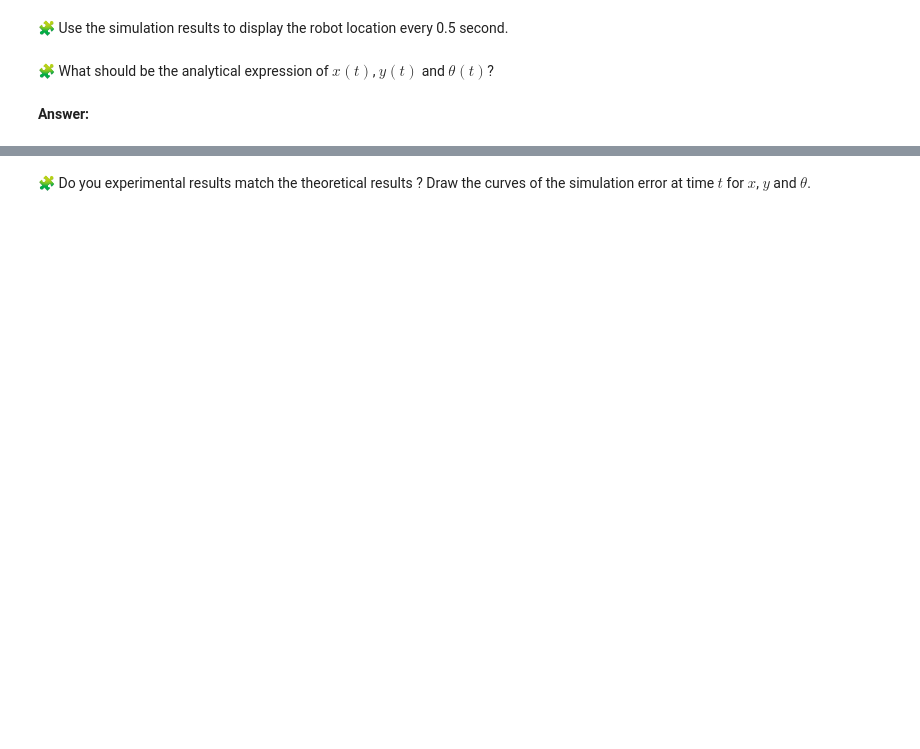
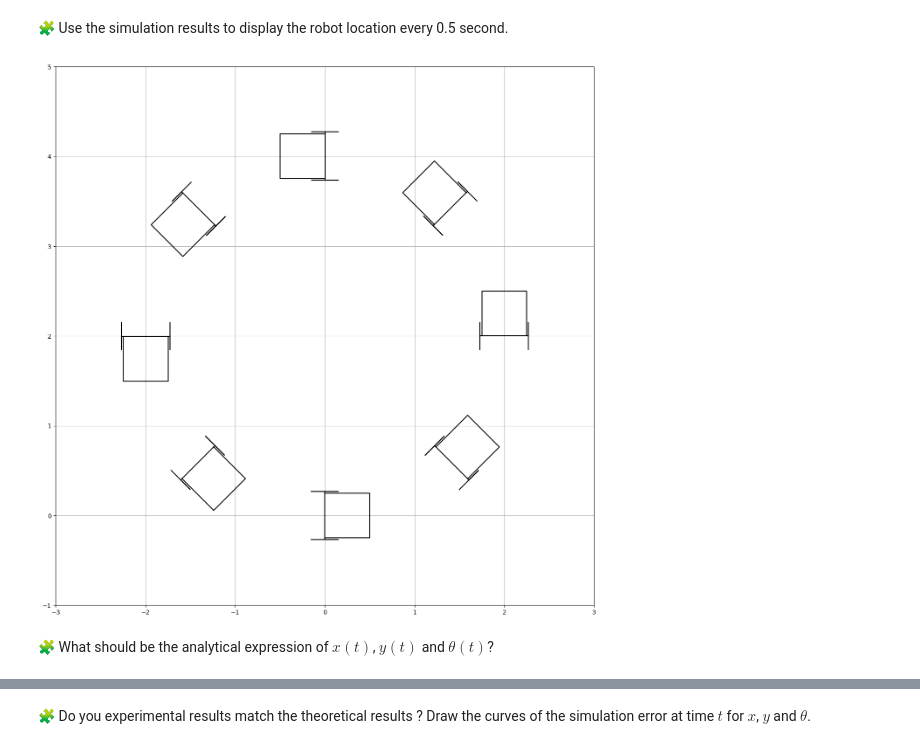
Before and after one commit to hassanAZAKAF/control-engineering-with-python-project-2022-2023, a Jupyter notebook: Project-1.ipynb, the cells around one changed output, grey strips where cells are left out. Cells and saved outputs as stored; diff of their text form; code cells hidden in the pictures; blank space fills up the shorter version.

```diff
--- a/Project-1.ipynb
+++ b/Project-1.ipynb
@@ -123,4 +187,10 @@ pass
+# %%
+draw_arena(-3, 3, -1, 5)
+for time in np.arange(0, 4, 0.5):
+    index = where(t==time)[0][0]
+    location = results[:, index]
+    draw_wheelchair(*location)
+# %% [output]
+[figure, added]
 # %% [markdown]
 🧩 What should be the analytical expression of $x(t)$, $y(t)$ and $\theta(t)$?
-# %% [markdown]
-**Answer:**
```
Also changed, not shown: parts of 21 cells of this notebook.
